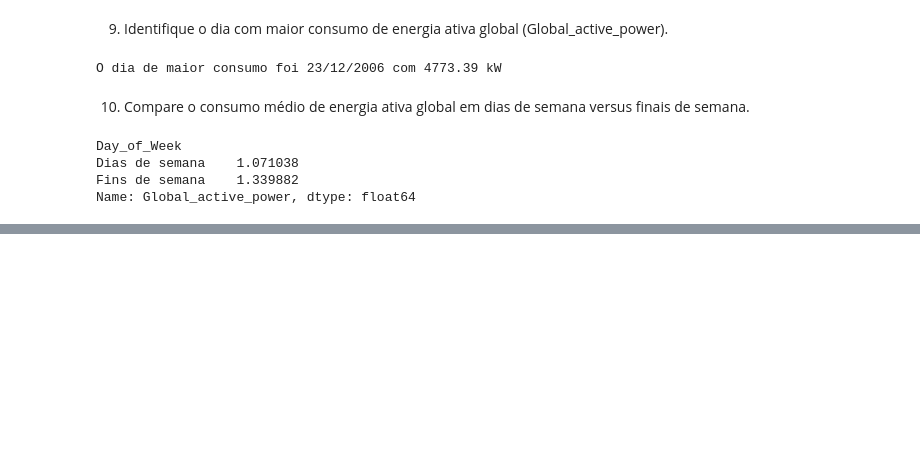
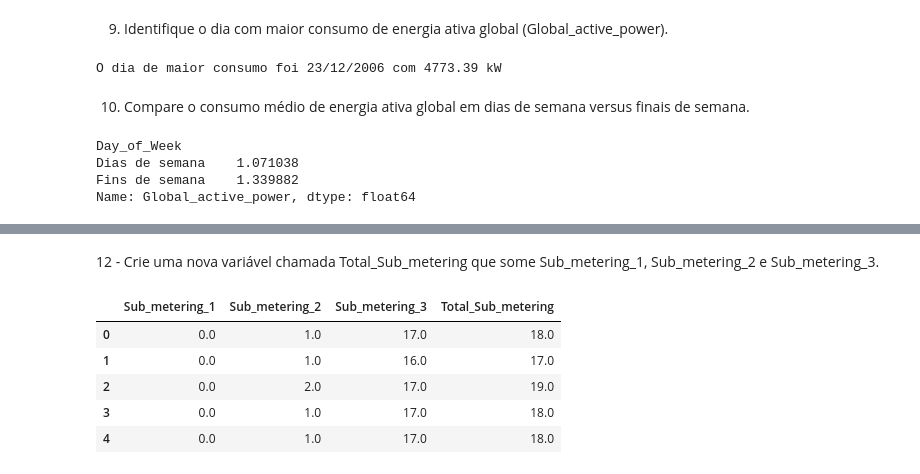
Before and after one commit to NathanMagno/energy-consumers-data, a Jupyter notebook: cp04.ipynb, the cells around one changed output, grey strips where cells are left out. Drawn from its saved outputs; the diff is of its cells as text; code cells hidden in the pictures; blank space fills up the shorter version.

```diff
--- a/cp04.ipynb
+++ b/cp04.ipynb
@@ -235,0 +252,12 @@ Name: Global_active_power, dtype: float64
+# %% [markdown]
+12 - Crie uma nova variável chamada Total_Sub_metering que some Sub_metering_1, Sub_metering_2 e Sub_metering_3.
+# %%
+df['Total_Sub_metering'] = df['Sub_metering_1'] + df['Sub_metering_2'] + df['Sub_metering_3']
+display(df[['Sub_metering_1', 'Sub_metering_2', 'Sub_metering_3', 'Total_Sub_metering']].head())
+# %% [output]
+|  | Sub_metering_1 | Sub_metering_2 | Sub_metering_3 | Total_Sub_metering |
+| 0 | 0.0 | 1.0 | 17.0 | 18.0 |
+| 1 | 0.0 | 1.0 | 16.0 | 17.0 |
+| 2 | 0.0 | 2.0 | 17.0 | 19.0 |
+| 3 | 0.0 | 1.0 | 17.0 | 18.0 |
+| 4 | 0.0 | 1.0 | 17.0 | 18.0 |
```
Also changed, not shown: parts of 8 cells of this notebook.
